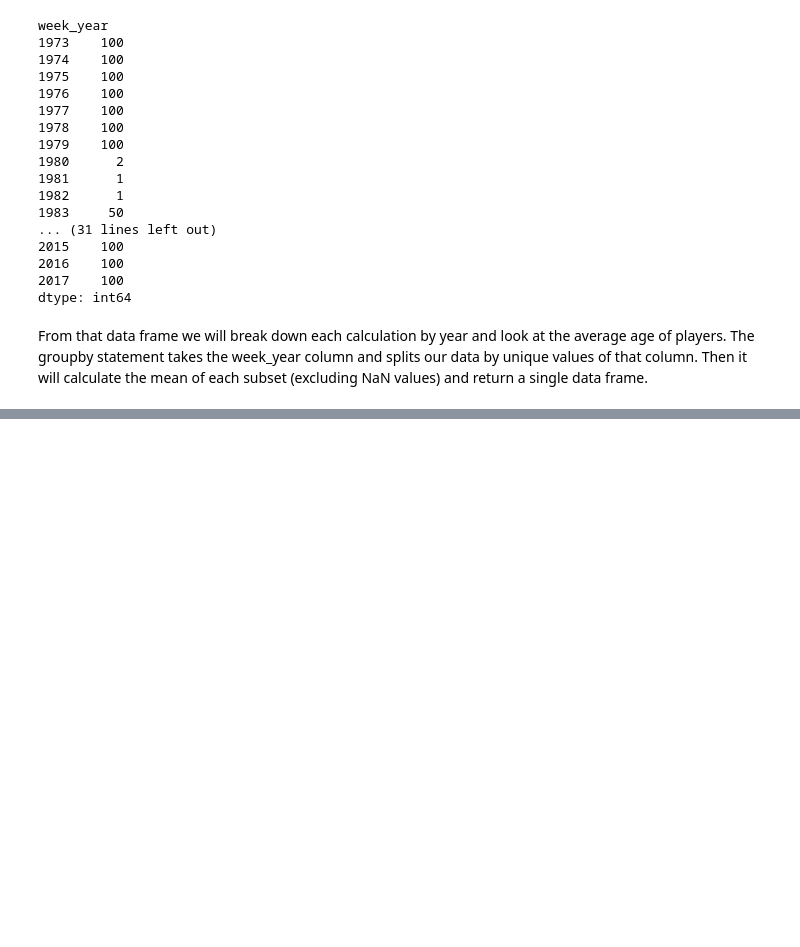
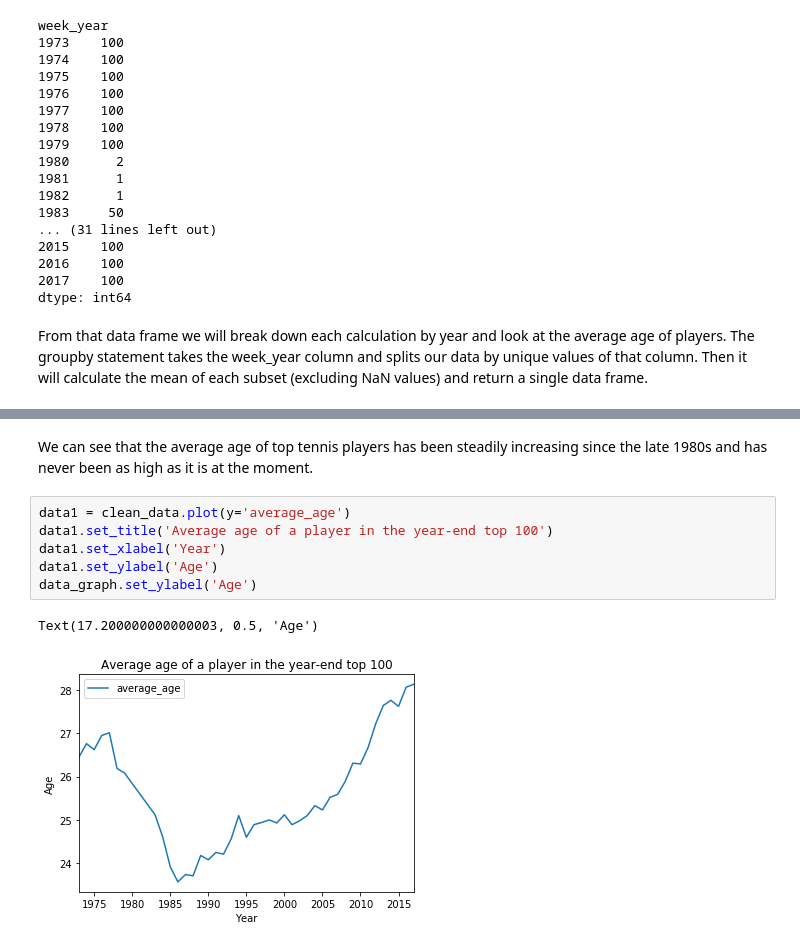
Before and after one commit to tuule/atp-rankings-stats, a Jupyter notebook: atp-rankings-stats.ipynb, the cells around one changed output, grey strips where cells are left out. Saved outputs shown, nothing was run; the diff lists cells and outputs as text; blank space fills up the shorter version.

```diff
--- a/atp-rankings-stats.ipynb
+++ b/atp-rankings-stats.ipynb
@@ -137,0 +182,11 @@ From that data frame we will break down each calculation by year and look at the
+# %% [markdown]
+We can see that the average age of top tennis players has been steadily increasing since the late 1980s and has never been as high as it is at the moment.
+# %%
+data1 = clean_data.plot(y='average_age')
+data1.set_title('Average age of a player in the year-end top 100')
+data1.set_xlabel('Year')
+data1.set_ylabel('Age')
+data_graph.set_ylabel('Age')
+# %% [output]
+Text(17.200000000000003, 0.5, 'Age')
+[figure, added]
```
Also changed, not shown: parts of 27 cells of this notebook.
